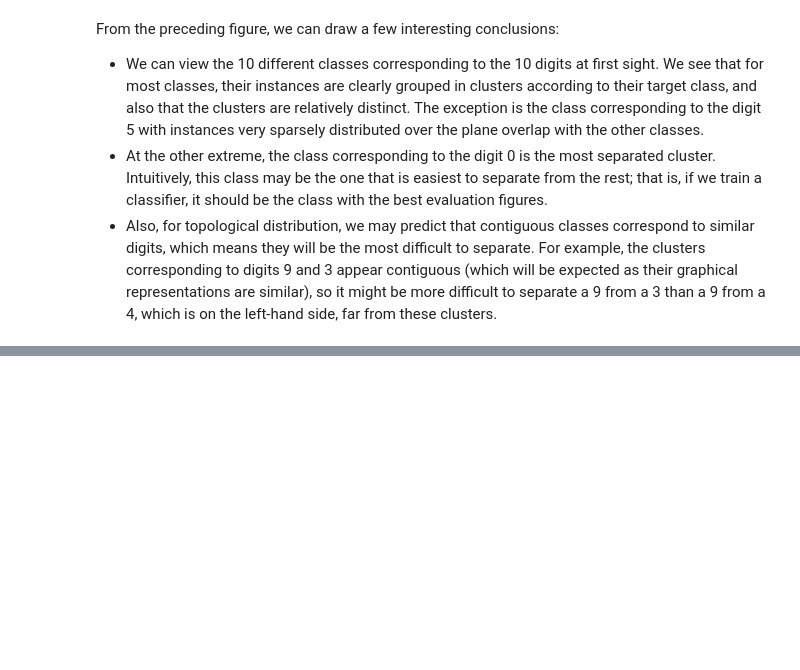
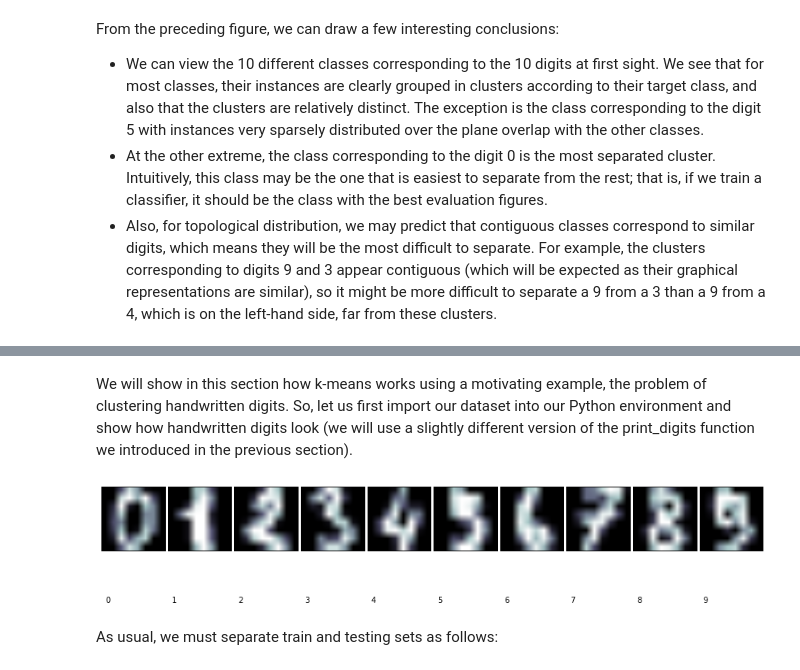
Before and after one commit to renvaldas/scikit-learn, a Jupyter notebook: unsupervised_learning.ipynb, the cells around one changed output, grey strips where cells are left out. Drawn from its saved outputs; the diff is of its cells as text; code cells hidden in the pictures; blank space fills up the shorter version.

```diff
--- a/unsupervised_learning.ipynb
+++ b/unsupervised_learning.ipynb
@@ -150,0 +218,32 @@ similar), so it might be more difficult to separate a 9 from a 3 than a 9 from a
+# %% [markdown]
+We will show in this section how k-means works using a motivating example, the
+problem of clustering handwritten digits. So, let us first import our dataset into our
+Python environment and show how handwritten digits look (we will use a slightly
+different version of the print_digits function we introduced in the previous section).
+# %%
+import numpy as np
+import matplotlib.pyplot as plt
+
+from sklearn.datasets import load_digits
+from sklearn.preprocessing import scale
+digits = load_digits()
+data = scale(digits.data)
+
+def print_digits(images,y,max_n=10):
+    # set up the figure size in inches
+    fig = plt.figure(figsize=(24, 24))
+    fig.subplots_adjust(left=0, right=1, bottom=0, top=1, hspace=0.05, wspace=0.05)
+    i = 0
+    while i <max_n and i <images.shape[0]:
+        # plot the images in a matrix of 20x20
+        p = fig.add_subplot(20, 20, i + 1, xticks=[], yticks=[])
+        p.imshow(images[i], cmap=plt.cm.bone)
+        # label the image with the target value
+        p.text(0, 14, str(y[i]))
+        i = i + 1
+
+print_digits(digits.images, digits.target, max_n=10)
+# %% [output]
+[figure, added]
+# %% [markdown]
+As usual, we must separate train and testing sets as follows:
```
Also changed, not shown: parts of 26 cells of this notebook.
